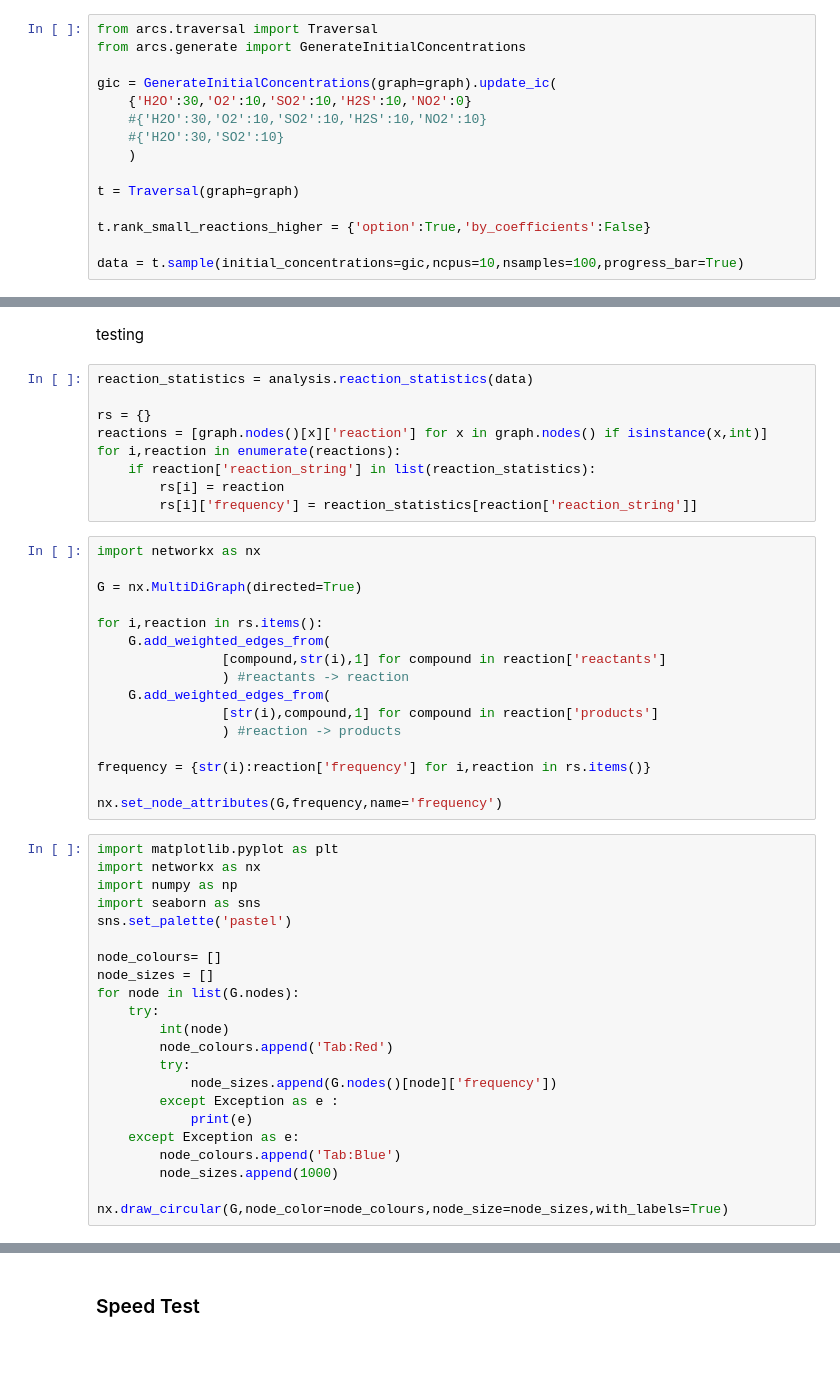
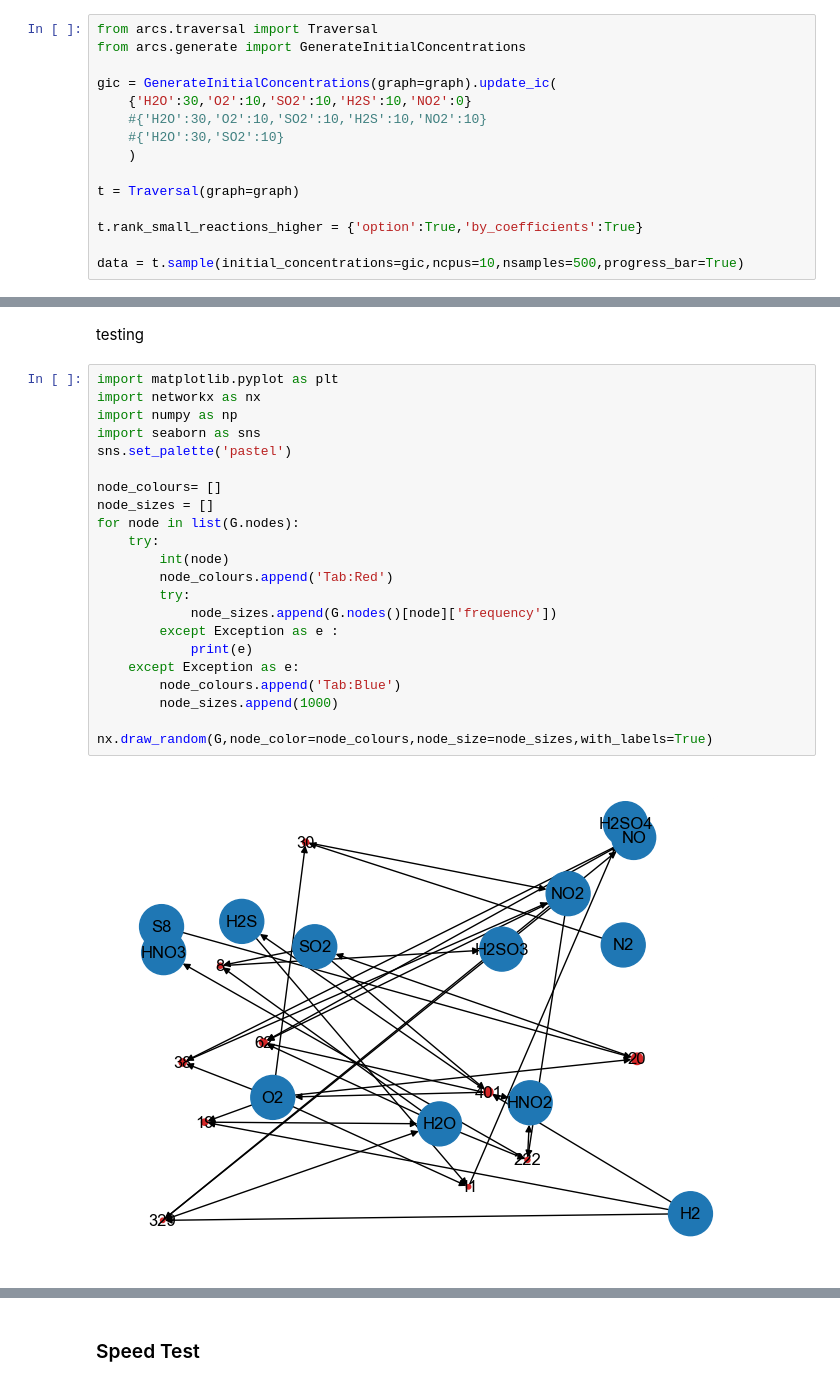
Before and after one commit to equinor/arcs, a Jupyter notebook: examples/example1.ipynb, the cells around one changed output, grey strips where cells are left out. Cells and saved outputs as stored; diff of their text form; blank space fills up the shorter version.

```diff
--- a/examples/example1.ipynb
+++ b/examples/example1.ipynb
@@ -77,6 +64,6 @@ gic = GenerateInitialConcentrations(graph=graph).update_ic(
 
 t = Traversal(graph=graph)
 
-t.rank_small_reactions_higher = {'option':True,'by_coefficients':False}
+t.rank_small_reactions_higher = {'option':True,'by_coefficients':True}
 
-data = t.sample(initial_concentrations=gic,ncpus=10,nsamples=100,progress_bar=True)
+data = t.sample(initial_concentrations=gic,ncpus=10,nsamples=500,progress_bar=True)
@@ -156,49 +236,26 @@ average_data.plot.bar(y='diff',yerr='std',color=bar_colors)
 # %% [markdown]
 testing
-# %%
-reaction_statistics = analysis.reaction_statistics(data)
-
-rs = {}
-reactions = [graph.nodes()[x]['reaction'] for x in graph.nodes() if isinstance(x,int)]
-for i,reaction in enumerate(reactions):
-    if reaction['reaction_string'] in list(reaction_statistics):
-        rs[i] = reaction
-        rs[i]['frequency'] = reaction_statistics[reaction['reaction_string']]
-# %%
-import networkx as nx
-
-G = nx.MultiDiGraph(directed=True)
-
-for i,reaction in rs.items():
-    G.add_weighted_edges_from(
-                [compound,str(i),1] for compound in reaction['reactants']
-                ) #reactants -> reaction
-    G.add_weighted_edges_from(
-                [str(i),compound,1] for compound in reaction['products']
-                ) #reaction -> products
-
-frequency = {str(i):reaction['frequency'] for i,reaction in rs.items()}
-
-nx.set_node_attributes(G,frequency,name='frequency')
 # %%
 import matplotlib.pyplot as plt
 import networkx as nx
 import numpy as np
 import seaborn as sns
 sns.set_palette('pastel')
 
 node_colours= []
 node_sizes = []
 for node in list(G.nodes):
     try:
         int(node)
         node_colours.append('Tab:Red')
         try:
             node_sizes.append(G.nodes()[node]['frequency'])
         except Exception as e :
             print(e)
     except Exception as e:
         node_colours.append('Tab:Blue')
         node_sizes.append(1000)
 
-nx.draw_circular(G,node_color=node_colours,node_size=node_sizes,with_labels=True)
+nx.draw_random(G,node_color=node_colours,node_size=node_sizes,with_labels=True)
+# %% [output]
+[figure, added]
```
Also changed, not shown: parts of 17 cells of this notebook, 3 other files.
